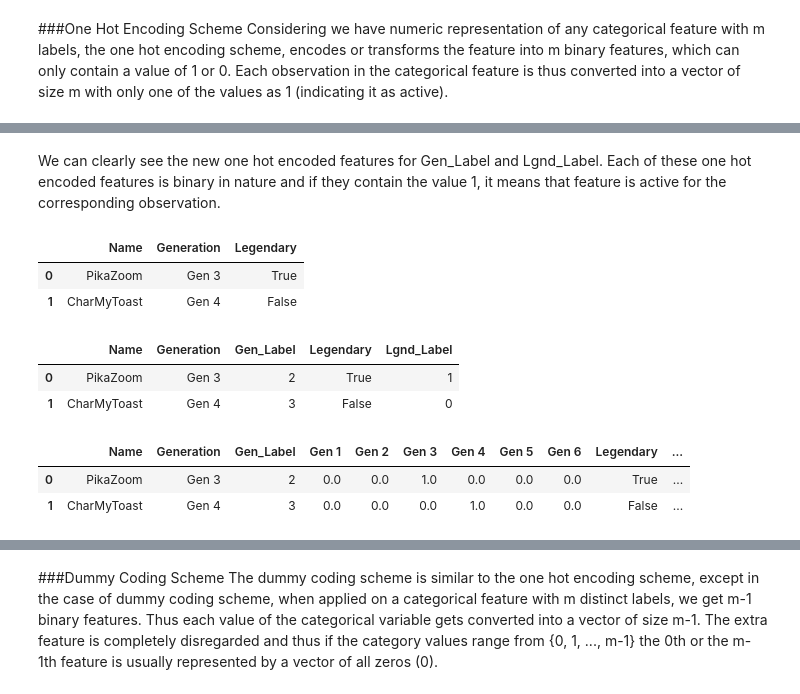
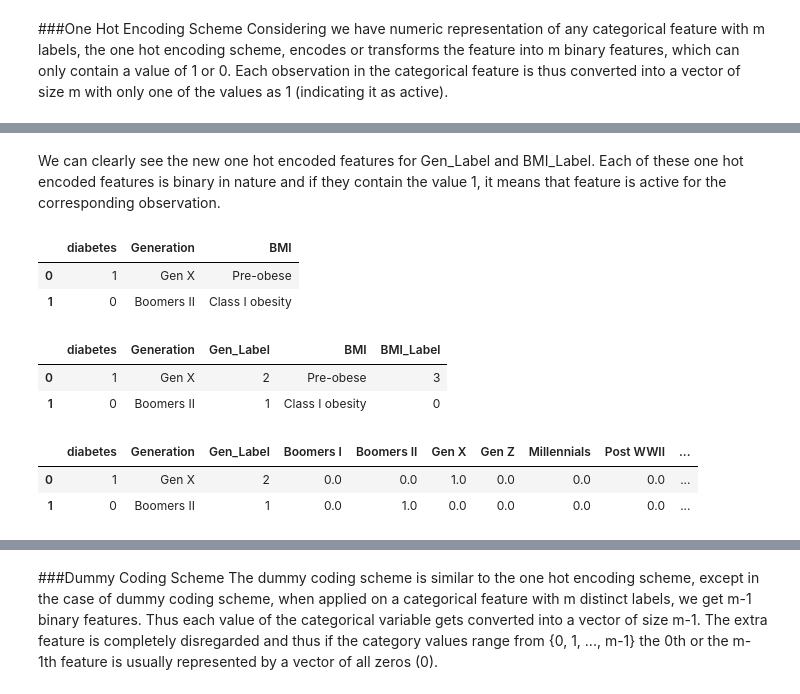
Before and after one commit to udel-cbcb/al_ml_workshop, a Jupyter notebook: Day_3/Exercises/Day_3_Exercise_Feature_Engineering_Solution.ipynb, the cells around one changed output, grey strips where cells are left out. Saved outputs shown, nothing was run; the diff lists cells and outputs as text; code cells hidden in the pictures.

```diff
--- a/Day_3/Exercises/Day_3_Exercise_Feature_Engineering_Solution.ipynb
+++ b/Day_3/Exercises/Day_3_Exercise_Feature_Engineering_Solution.ipynb
@@ -551,14 +598,14 @@ poke_df_sub.iloc[4:10]
 # %%
 # encode generation labels using one-hot encoding scheme
 gen_ohe = OneHotEncoder()
-gen_feature_arr = gen_ohe.fit_transform(poke_df[['Gen_Label']]).toarray()
+gen_feature_arr = gen_ohe.fit_transform(diabetes_df[['Gen_Label']]).toarray()
 gen_feature_labels = list(gen_le.classes_)
 gen_features = pd.DataFrame(gen_feature_arr, columns=gen_feature_labels)
 
-# encode legendary status labels using one-hot encoding scheme
-leg_ohe = OneHotEncoder()
-leg_feature_arr = leg_ohe.fit_transform(poke_df[['Lgnd_Label']]).toarray()
-leg_feature_labels = ['Legendary_'+str(cls_label) for cls_label in leg_le.classes_]
-leg_features = pd.DataFrame(leg_feature_arr, columns=leg_feature_labels)
+# encode bmi labels using one-hot encoding scheme
+bmi_ohe = OneHotEncoder()
+bmi_feature_arr = bmi_ohe.fit_transform(diabetes_df[['BMI_Label']]).toarray()
+bmi_feature_labels = ['BMI_'+str(cls_label) for cls_label in bmi_le.classes_]
+bmi_features = pd.DataFrame(bmi_feature_arr, columns=bmi_feature_labels)
 # %%
 # Let’s now concatenate these feature frames and see the final result.
@@ -577,45 +624,45 @@ poke_df_ohe[columns].iloc[4:10]
 # %% [markdown]
 We can clearly see the new one hot encoded features
-for Gen_Label and Lgnd_Label. Each of these one hot encoded features is binary in nature and if they
+for Gen_Label and BMI_Label. Each of these one hot encoded features is binary in nature and if they
 contain the value 1, it means that feature is active for the corresponding observation.
 # %%
 # The following code shows us two dummy data points pertaining to new Pokemon.
-new_poke_df = pd.DataFrame([['PikaZoom', 'Gen 3', True],
-                           ['CharMyToast', 'Gen 4', False]],
-                           columns=['Name', 'Generation', 'Legendary'])
-new_poke_df
+new_diabetes_df = pd.DataFrame([['1', 'Gen X', 'Pre-obese'],
+                           ['0', 'Boomers II', 'Class I obesity']],
+                           columns=['diabetes', 'Generation', 'BMI'])
+new_diabetes_df
 # %% [output]
-|  | Name | Generation | Legendary |
-| 0 | PikaZoom | Gen 3 | True |
-| 1 | CharMyToast | Gen 4 | False |
+|  | diabetes | Generation | BMI |
+| 0 | 1 | Gen X | Pre-obese |
+| 1 | 0 | Boomers II | Class I obesity |
 # %%
 # converting the text categories into numeric representations using our previously built LabelEncoder objects
-new_gen_labels = gen_le.transform(new_poke_df['Generation'])
-new_poke_df['Gen_Label'] = new_gen_labels
+new_gen_labels = gen_le.transform(new_diabetes_df['Generation'])
+new_diabetes_df['Gen_Label'] = new_gen_labels
 
-new_leg_labels = leg_le.transform(new_poke_df['Legendary'])
-new_poke_df['Lgnd_Label'] = new_leg_labels
+new_bmi_labels = bmi_le.transform(new_diabetes_df['BMI'])
+new_diabetes_df['BMI_Label'] = new_bmi_labels
 
-new_poke_df[['Name', 'Generation', 'Gen_Label', 'Legendary', 'Lgnd_Label']]
+new_diabetes_df[['diabetes', 'Generation', 'Gen_Label', 'BMI', 'BMI_Label']]
 # %% [output]
-|  | Name | Generation | Gen_Label | Legendary | Lgnd_Label |
-| 0 | PikaZoom | Gen 3 | 2 | True | 1 |
-| 1 | CharMyToast | Gen 4 | 3 | False | 0 |
+|  | diabetes | Generation | Gen_Label | BMI | BMI_Label |
+| 0 | 1 | Gen X | 2 | Pre-obese | 3 |
+| 1 | 0 | Boomers II | 1 | Class I obesity | 0 |
 # %%
 # use our previously built LabelEncoder objects and perform one hot encoding on these new data observations
-new_gen_feature_arr = gen_ohe.transform(new_poke_df[['Gen_Label']]).toarray()
+new_gen_feature_arr = gen_ohe.transform(new_diabetes_df[['Gen_Label']]).toarray()
 new_gen_features = pd.DataFrame(new_gen_feature_arr, columns=gen_feature_labels)
 
-new_leg_feature_arr = leg_ohe.transform(new_poke_df[['Lgnd_Label']]).toarray()
-new_leg_features = pd.DataFrame(new_leg_feature_arr, columns=leg_feature_labels)
+new_bmi_feature_arr = bmi_ohe.transform(new_diabetes_df[['BMI_Label']]).toarray()
+new_bmi_features = pd.DataFrame(new_bmi_feature_arr, columns=bmi_feature_labels)
 
-new_poke_ohe = pd.concat([new_poke_df, new_gen_features, new_leg_features], axis=1)
-columns = sum([['Name', 'Generation', 'Gen_Label'], gen_feature_labels,
-               ['Legendary', 'Lgnd_Label'], leg_feature_labels], [])
-new_poke_ohe[columns]
+new_diabetes_ohe = pd.concat([new_diabetes_df, new_gen_features, new_bmi_features], axis=1)
+columns = sum([['diabetes', 'Generation', 'Gen_Label'], gen_feature_labels,
+               ['BMI', 'BMI_Label'], bmi_feature_labels], [])
+new_diabetes_ohe[columns]
 # %% [output]
-|  | Name | Generation | Gen_Label | Gen 1 | Gen 2 | Gen 3 | Gen 4 | Gen 5 | Gen 6 | Legendary | ... |
-| 0 | PikaZoom | Gen 3 | 2 | 0.0 | 0.0 | 1.0 | 0.0 | 0.0 | 0.0 | True | ... |
-| 1 | CharMyToast | Gen 4 | 3 | 0.0 | 0.0 | 0.0 | 1.0 | 0.0 | 0.0 | False | ... |
+|  | diabetes | Generation | Gen_Label | Boomers I | Boomers II | Gen X | Gen Z | Millennials | Post WWII | ... |
+| 0 | 1 | Gen X | 2 | 0.0 | 0.0 | 1.0 | 0.0 | 0.0 | 0.0 | ... |
+| 1 | 0 | Boomers II | 1 | 0.0 | 1.0 | 0.0 | 0.0 | 0.0 | 0.0 | ... |
 # %%
 # Pandas provides to_dummies() function that can help us easily perform one hot encoding
```
Also changed, not shown: parts of 23 cells of this notebook, 1 other file.
